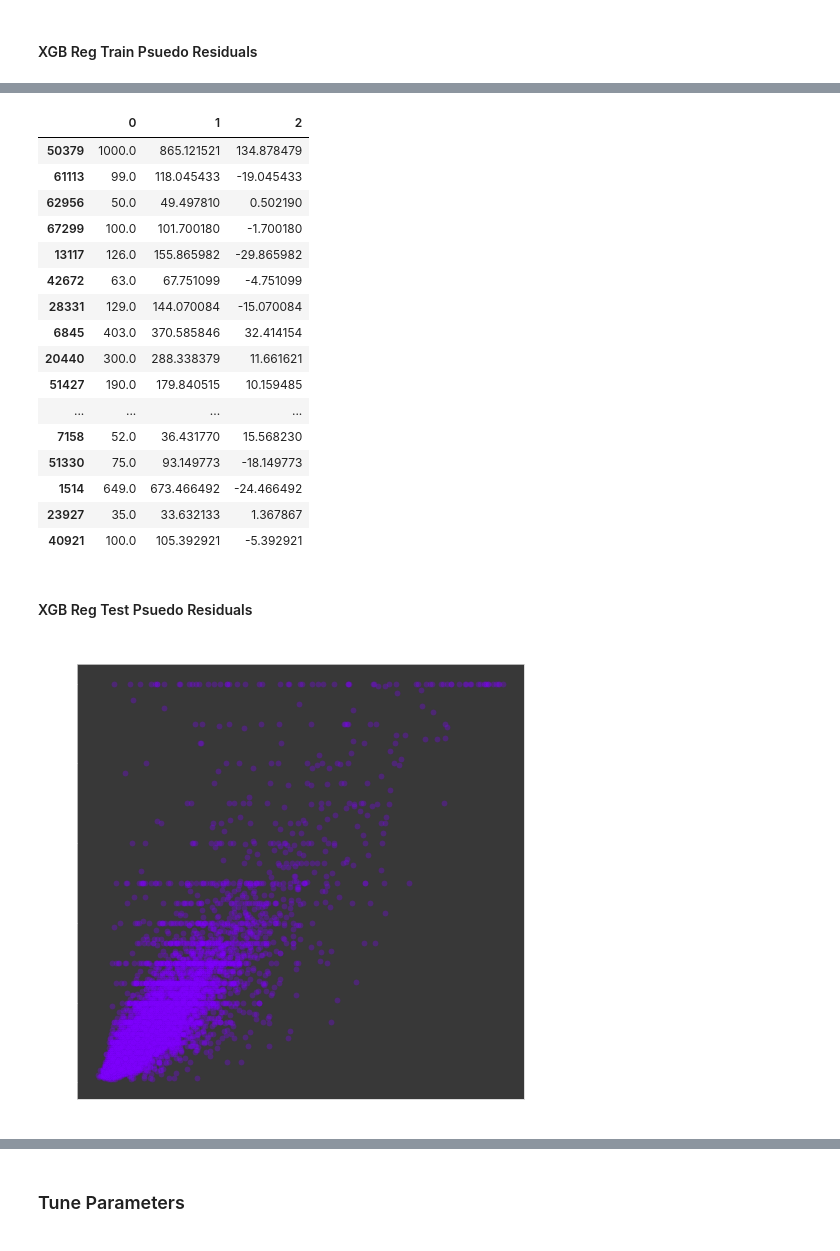
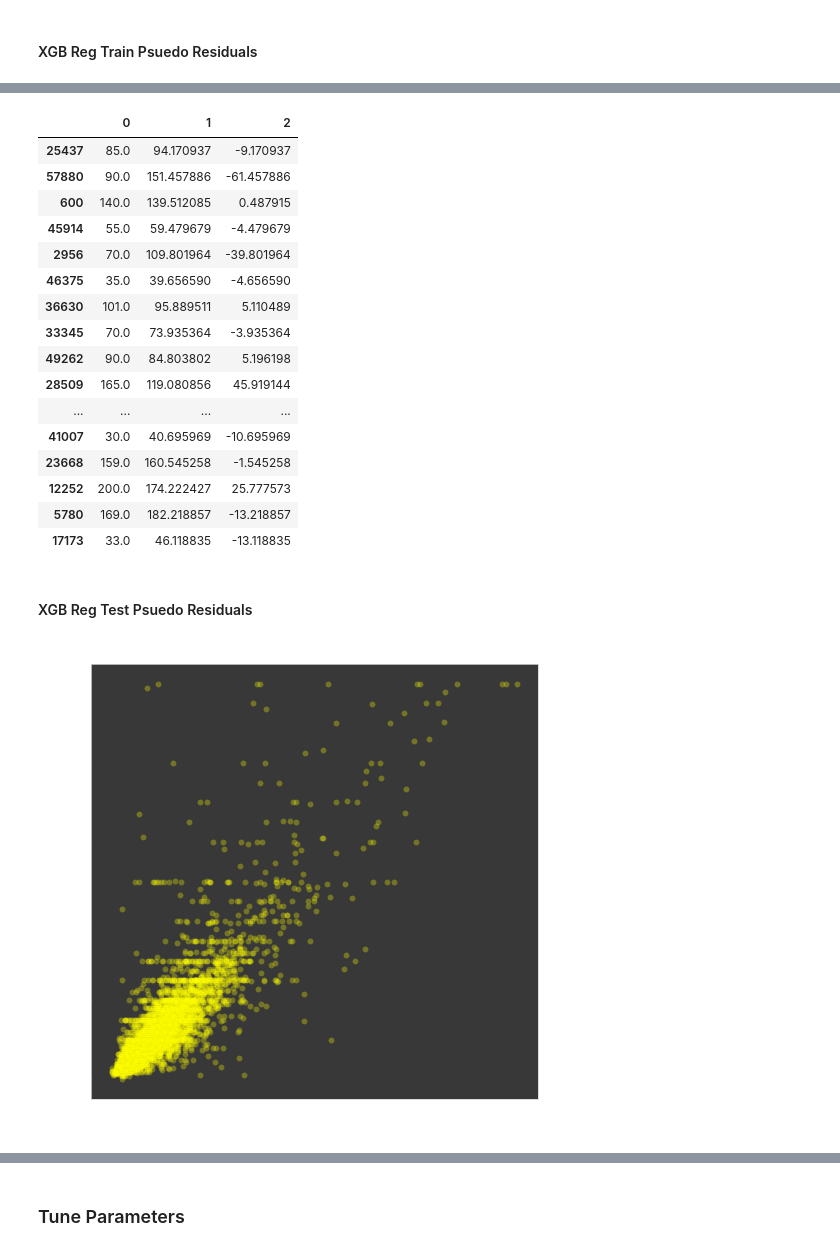
Before and after one commit to cbuie/colab, a Jupyter notebook: airbnb/models.ipynb, the cells around one changed output, grey strips where cells are left out. Cells and saved outputs as stored; diff of their text form; code cells hidden in the pictures.

```diff
--- a/airbnb/models.ipynb
+++ b/airbnb/models.ipynb
@@ -159,6 +166,8 @@ numerical_columns = [i for i in numerical_columns if i not in ['availability_90'
 for col in numerical_columns:
     df[col] = df[col].astype('float64').replace(0.0, 0.01) # Replacing 0s with 0.01
     df[col] = np.log(df[col])
+# %%
+df.drop(['host_listings_count', 'maximum_nights','minimum_nights'],axis=1,inplace=True)
 # %%
 # Separating X and y
 df=df.dropna()
@@ -173,7 +182,7 @@ X = pd.DataFrame(scaler.fit_transform(X), columns=list(X.columns))
 ## Split Data Train/Test
 # %%
 # Splitting into train and test sets
-X_train, X_test, y_train, y_test = train_test_split(X, y, test_size=0.2, random_state=100)
+X_train, X_test, y_train, y_test = train_test_split(X, y, test_size=0.1, random_state=95)
 
 HTML('<h2>Response Variavble test set: <font color="red">{0}</font> <br> Response Variavble train set: <font color="red">{1}</font></h2>'.format(len(y_test),len(y_train)))
 # %% [output]
@@ -236,0 +247,19 @@ MVR.params
+# %%
+for i in np.random.random_integers(1,100,15):
+  X_train, X_test, y_train, y_test = train_test_split(X, y, test_size=0.1, random_state=i)
+  xgb_reg_start = time.time()
+  xgb_reg = xgb.XGBRegressor(n_jobs=-1,
+                            max_depth=10,
+                            learning_rate=0.09,
+                            n_estimators=200,
+                            silent=False,
+                            eta=0.03,
+                            subsample=0.8,
+                            objective='reg:squarederror')
+  xgb_reg.fit(X_train, y_train)
+  training_preds_xgb_reg = xgb_reg.predict(X_train)
+  test_preds_xgb_reg = xgb_reg.predict(X_test)
+
+  xgb_reg_end = time.time()
+
+  print(str(i), " : " ,str(round(r2_score(y_test, test_preds_xgb_reg),4)), " : ",str(round(mean_absolute_error(y_test, test_preds_xgb_reg),4)))
@@ -237,14 +282,12 @@ MVR.params
 # %%
 xgb_reg_start = time.time()
 
-
-
 xgb_reg = xgb.XGBRegressor(n_jobs=-1,
                            max_depth=10,
-                           learning_rate=0.08,
-                           n_estimators=150,
+                           learning_rate=0.09,
+                           n_estimators=200,
                            silent=False,
-                           eta=0.03,
+                           eta=0.09,
                            subsample=0.8,
                            objective='reg:squarederror')
 xgb_reg.fit(X_train, y_train,verbose=True)
@@ -291,31 +336,34 @@ sns.kdeplot(training_preds_xgb_reg, c='#FF00FF', linewidth=3)
 # %%
-pd.DataFrame([ y_train.values, training_preds_xgb_reg,y_train.values-training_preds_xgb_reg]).T.sample(20)
+pd.DataFrame([ y_train, training_preds_xgb_reg,y_train-training_preds_xgb_reg]).T.sample(20)
 # %% [output]
 |  | 0 | 1 | 2 |
-| 50379 | 1000.0 | 865.121521 | 134.878479 |
-| 61113 | 99.0 | 118.045433 | -19.045433 |
-| 62956 | 50.0 | 49.497810 | 0.502190 |
-| 67299 | 100.0 | 101.700180 | -1.700180 |
-| 13117 | 126.0 | 155.865982 | -29.865982 |
-| 42672 | 63.0 | 67.751099 | -4.751099 |
-| 28331 | 129.0 | 144.070084 | -15.070084 |
-| 6845 | 403.0 | 370.585846 | 32.414154 |
-| 20440 | 300.0 | 288.338379 | 11.661621 |
-| 51427 | 190.0 | 179.840515 | 10.159485 |
+| 25437 | 85.0 | 94.170937 | -9.170937 |
+| 57880 | 90.0 | 151.457886 | -61.457886 |
+| 600 | 140.0 | 139.512085 | 0.487915 |
+| 45914 | 55.0 | 59.479679 | -4.479679 |
+| 2956 | 70.0 | 109.801964 | -39.801964 |
+| 46375 | 35.0 | 39.656590 | -4.656590 |
+| 36630 | 101.0 | 95.889511 | 5.110489 |
+| 33345 | 70.0 | 73.935364 | -3.935364 |
+| 49262 | 90.0 | 84.803802 | 5.196198 |
+| 28509 | 165.0 | 119.080856 | 45.919144 |
 | ... | ... | ... | ... |
-| 7158 | 52.0 | 36.431770 | 15.568230 |
-| 51330 | 75.0 | 93.149773 | -18.149773 |
-| 1514 | 649.0 | 673.466492 | -24.466492 |
-| 23927 | 35.0 | 33.632133 | 1.367867 |
-| 40921 | 100.0 | 105.392921 | -5.392921 |
+| 41007 | 30.0 | 40.695969 | -10.695969 |
+| 23668 | 159.0 | 160.545258 | -1.545258 |
+| 12252 | 200.0 | 174.222427 | 25.777573 |
+| 5780 | 169.0 | 182.218857 | -13.218857 |
+| 17173 | 33.0 | 46.118835 | -13.118835 |
 # %% [markdown]
 #### XGB Reg Test Psuedo Residuals
 # %%
 plt.figure(figsize=(8,8))
 plt.title("Test Predicted vs Actual")
-plt.scatter(test_preds_xgb_reg, y_test,s=35,alpha=0.3,color='#8000ff',edgecolors='k',linewidths=0.03);
+plt.ylabel('Test Actuals')
+plt.xlabel('XGB Predictions')
+
+plt.scatter(test_preds_xgb_reg, y_test,s=35,alpha=0.3,color='yellow',edgecolors='k',linewidths=0.03);
 # %% [output]
-[figure, old version]
+[figure, new version]
 # %%
 plt.figure(figsize=(13,6))
 plt.title('Train Actual vs Predicted')
```
Also changed, not shown: parts of 38 cells of this notebook.
